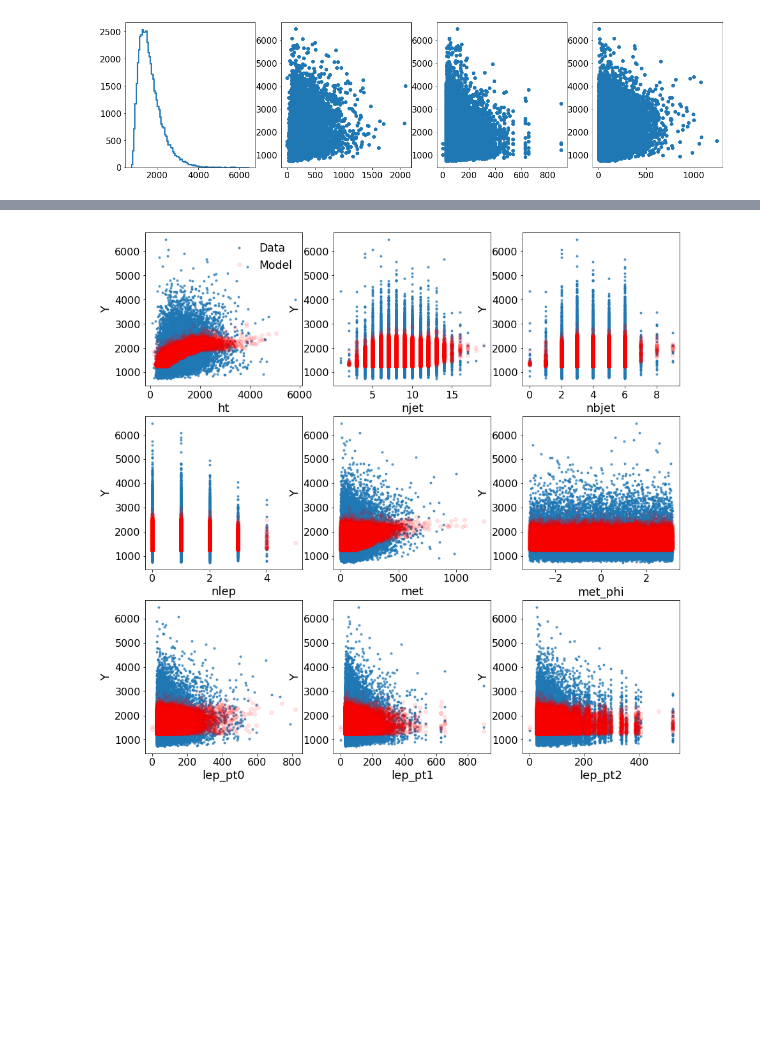
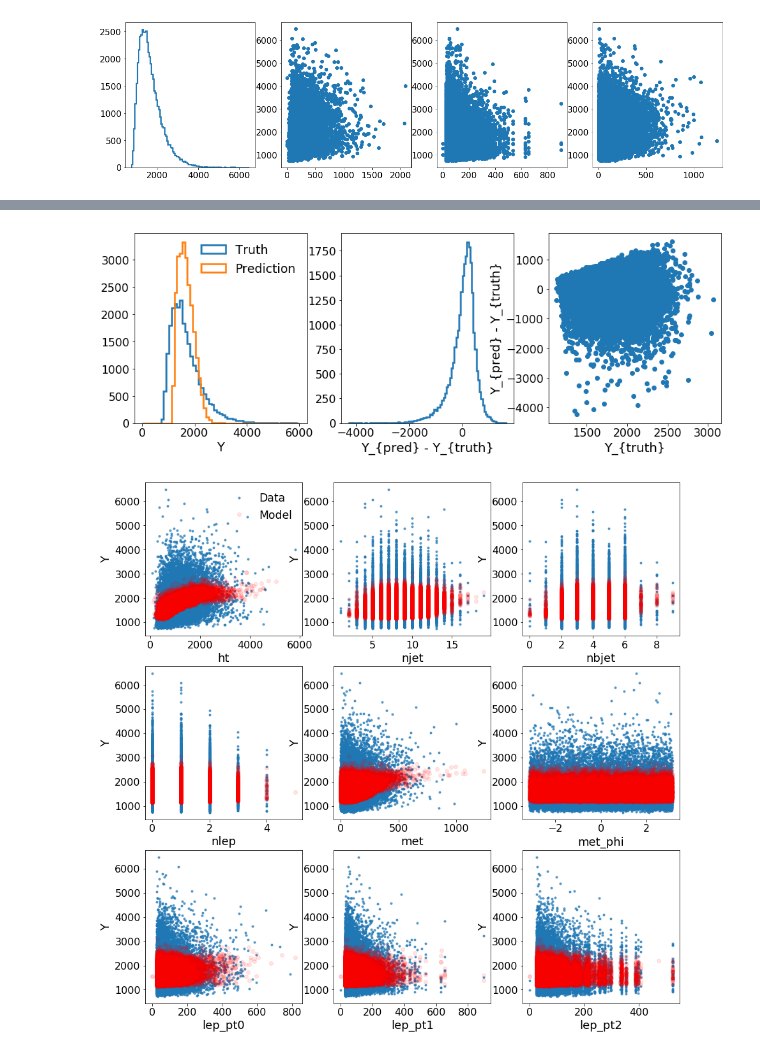
Before and after one commit to rmadar/ML-HEP, a Jupyter notebook: 4topML.ipynb, the cells around one changed output, grey strips where cells are left out. Drawn from its saved outputs; the diff is of its cells as text; code cells hidden in the pictures; blank space fills up the shorter version.

```diff
--- a/4topML.ipynb
+++ b/4topML.ipynb
@@ -152,3 +207,7 @@ dataY = df['m4top']
 trainX, testX, trainY, testY = train_test_split(dataX, dataY, random_state=42, train_size=0.5)
 # %%
 rf_regre = RandomForestRegressor(n_estimators=500,n_jobs=-1,max_depth=15).fit(trainX, trainY)
+# %%
+from sklearn.ensemble    import AdaBoostRegressor
+from sklearn.tree        import DecisionTreeRegressor
+ab_regre = AdaBoostRegressor(n_estimators=1000, base_estimator=DecisionTreeRegressor(max_depth=10)).fit(trainX, trainY)
@@ -160,0 +222,4 @@ plot_prediction_vs_truth(rf_regre,testX,testY)
+# %%
+plot_prediction_vs_truth(ab_regre,testX,testY)
+# %% [output]
+[figure, added]
```
Also changed, not shown: parts of 10 cells of this notebook, 1 other file.
